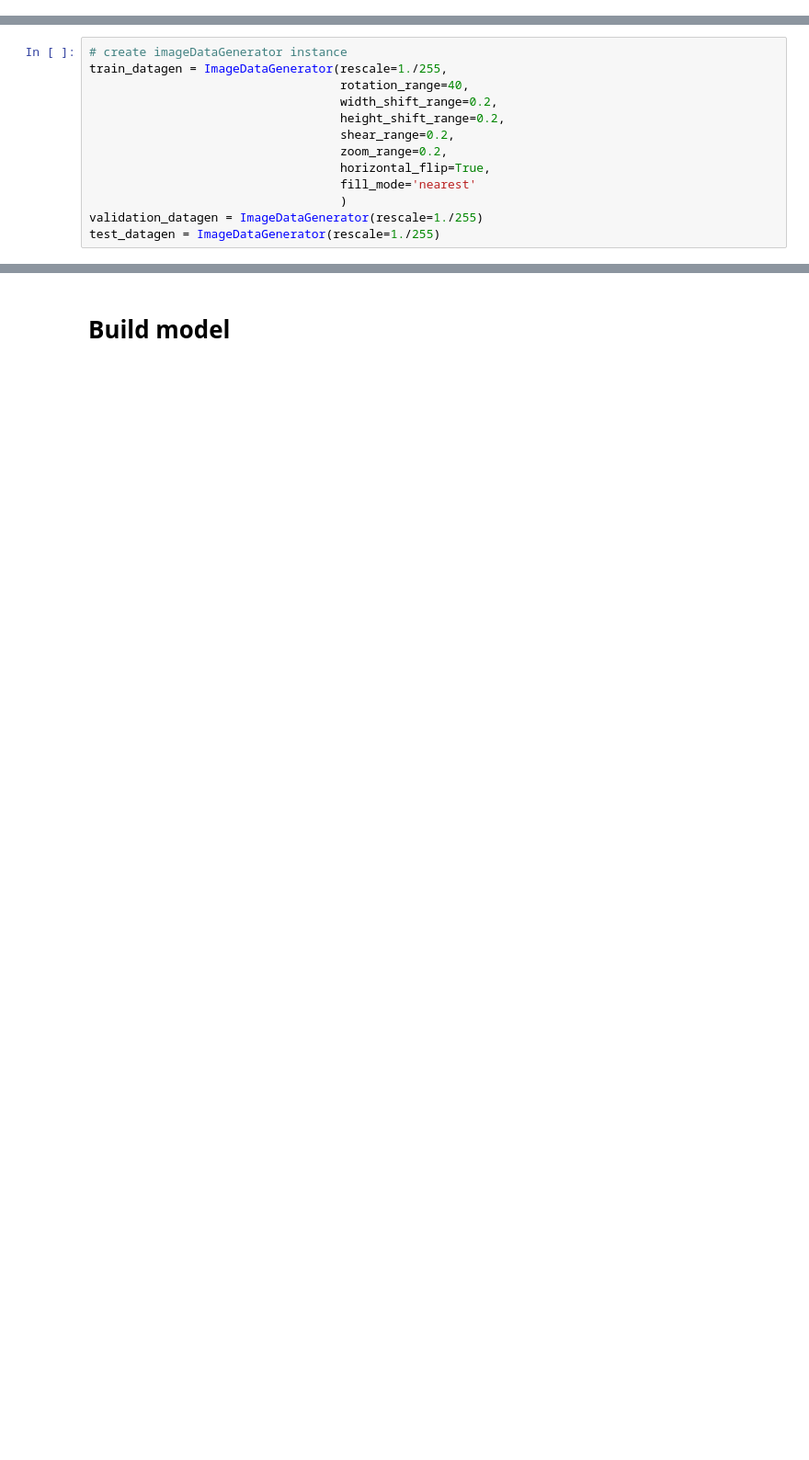
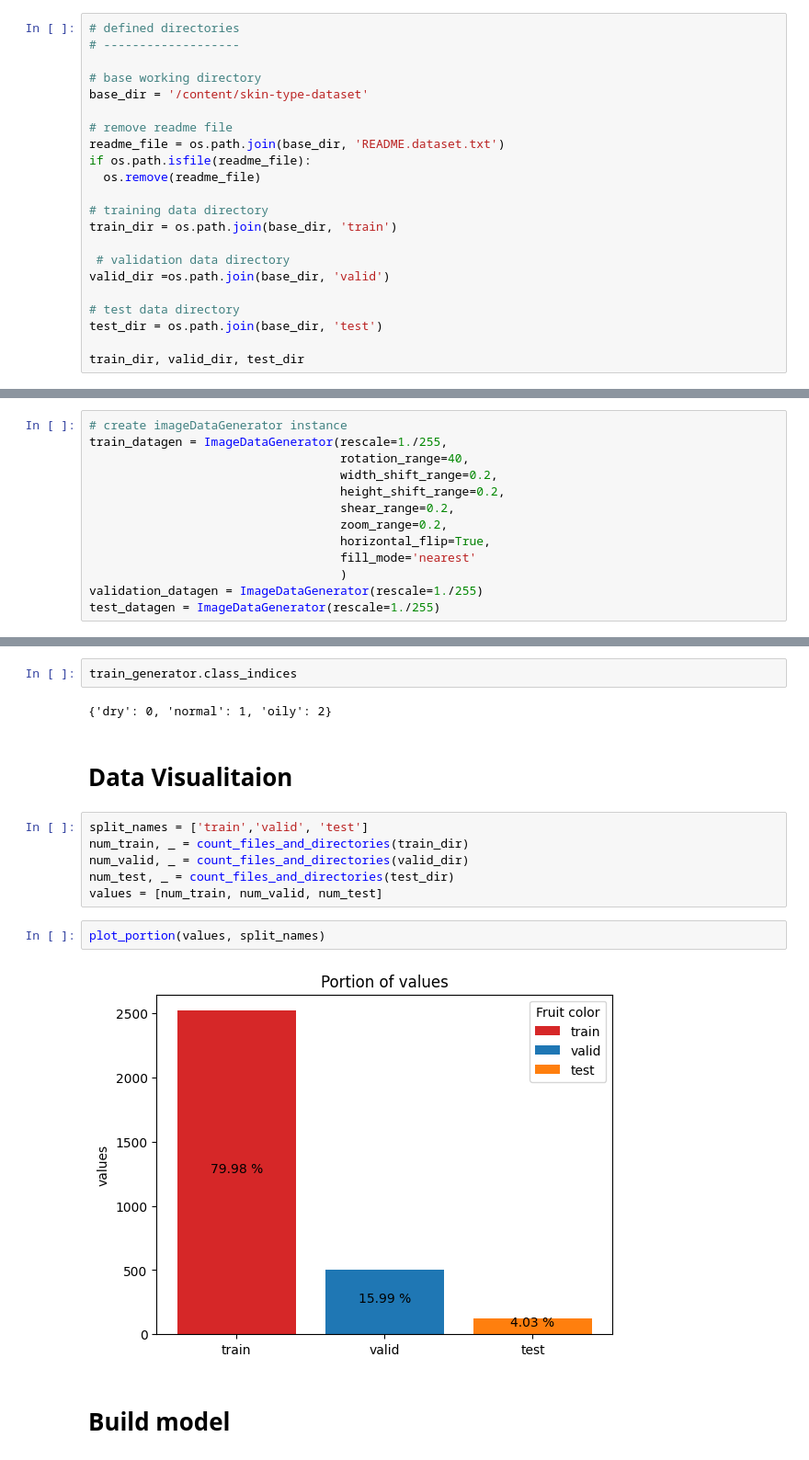
Before and after one commit to sayid-alt/xxxkulitku-bangkit2024xxx, a Jupyter notebook: Machine Learning/skin_type/skin_type_notebook.ipynb, the cells around one changed output, grey strips where cells are left out. Shown at 92% size. Cells and saved outputs as stored; diff of their text form; blank space fills up the shorter version.

```diff
--- a/Machine Learning/skin_type/skin_type_notebook.ipynb
+++ b/Machine Learning/skin_type/skin_type_notebook.ipynb
@@ -232,0 +448,22 @@ plt.show()
+# %%
+# defined directories
+# -------------------
+
+# base working directory
+base_dir = '/content/skin-type-dataset'
+
+# remove readme file
+readme_file = os.path.join(base_dir, 'README.dataset.txt')
+if os.path.isfile(readme_file):
+  os.remove(readme_file)
+
+# training data directory
+train_dir = os.path.join(base_dir, 'train')
+
+ # validation data directory
+valid_dir =os.path.join(base_dir, 'valid')
+
+# test data directory
+test_dir = os.path.join(base_dir, 'test')
+
+train_dir, valid_dir, test_dir
@@ -269,3 +512,19 @@ Found 134 images belonging to 3 classes.
+# %%
+train_generator.class_indices
+# %% [output]
+{'dry': 0, 'normal': 1, 'oily': 2}
+# %% [markdown]
+# Data Visualitaion
+# %%
+split_names = ['train','valid', 'test']
+num_train, _ = count_files_and_directories(train_dir)
+num_valid, _ = count_files_and_directories(valid_dir)
+num_test, _ = count_files_and_directories(test_dir)
+values = [num_train, num_valid, num_test]
+# %%
+plot_portion(values, split_names)
+# %% [output]
+[figure, added]
 # %% [markdown]
 # Build model
 # %%
```
Also changed, not shown: parts of 82 cells of this notebook.
